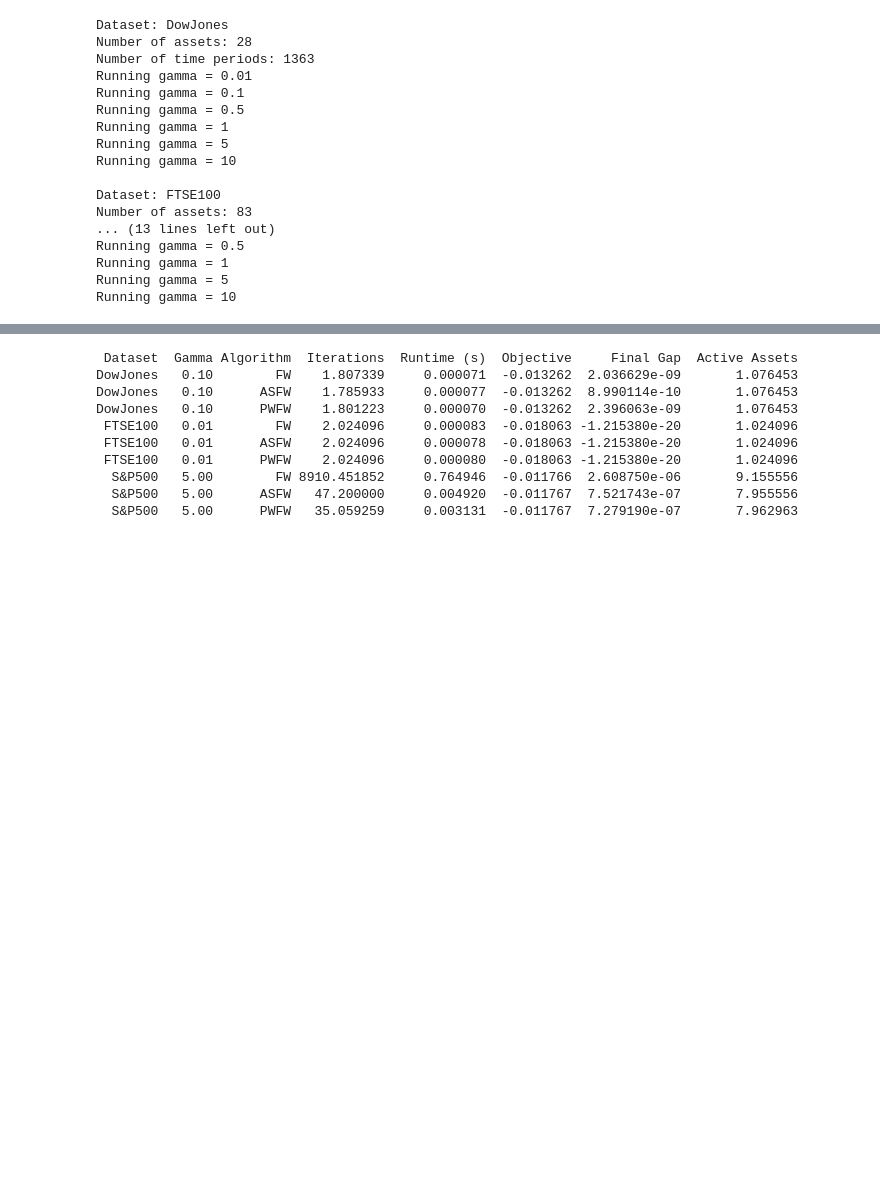
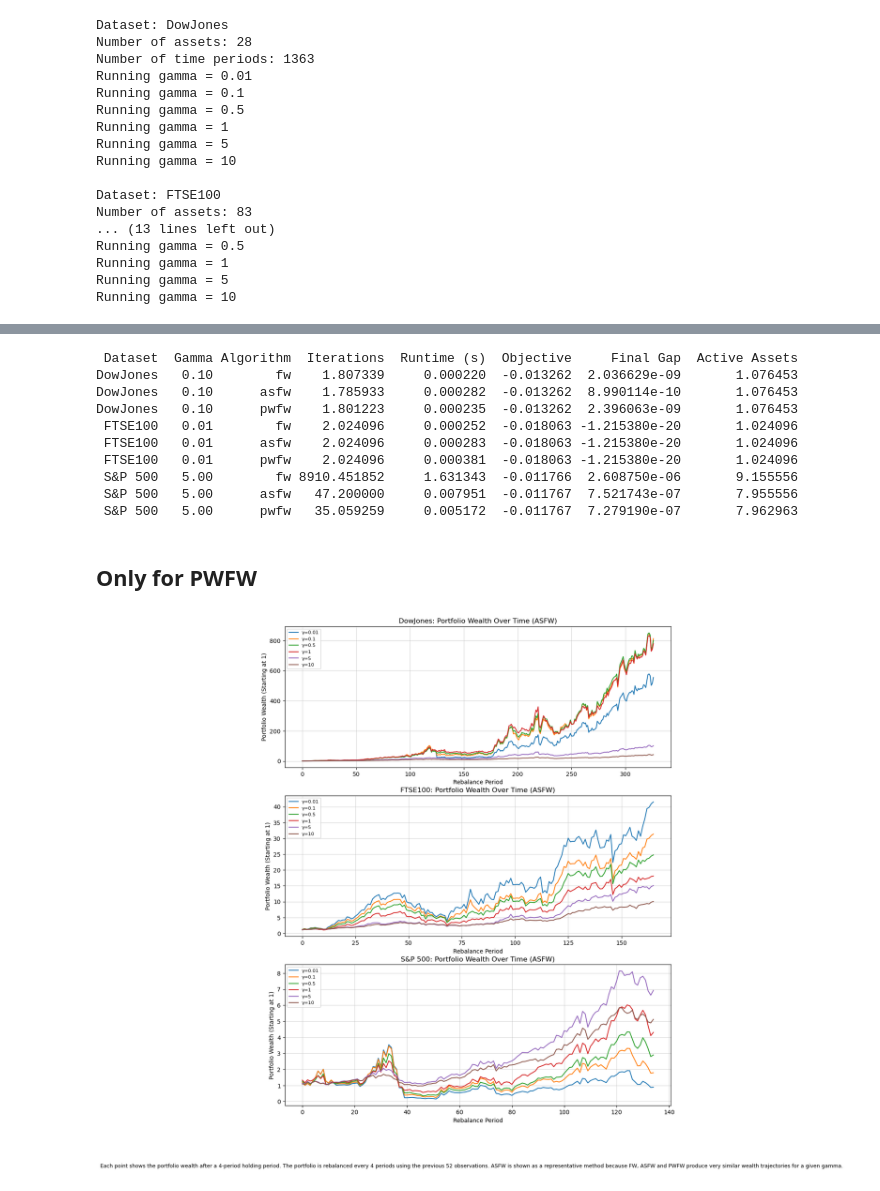
Before and after one commit to therealgardens/Optimization_for_Data_Science-Portfolio_optimization_using_FW_method, a Jupyter notebook: Main_file.ipynb, the cells around one changed output, grey strips where cells are left out. Saved outputs shown, nothing was run; the diff lists cells and outputs as text; code cells hidden in the pictures; blank space fills up the shorter version.

```diff
--- a/Main_file.ipynb
+++ b/Main_file.ipynb
@@ -670,10 +750,10 @@ Best Overall Result per Dataset:
 selected_gammas = {
     'DowJones': 0.10,
     'FTSE100': 0.01,
-    'S&P500': 5.00
+    'S&P 500': 5.00
 }
 
-methods = ("FW", "ASFW", "PWFW")
+methods = ("fw", "asfw", "pwfw")
 
 summary = []
 
@@ -687,14 +767,14 @@ for name, path in dataset_paths.items():
 
     model = PortfolioOptimisation_rolling(
         data=data,
-        window_size=52,
+        wind_size=52,
         gamma=selected_gammas[name]
     )
 
     backtest = model.rolling_backtest(
         max_iter=10000,
         tol=1e-6,
-        forecast_horizon=4,
+        f_horizon=4,
         methods=methods
     )
 
@@ -706,11 +786,11 @@ for name, path in dataset_paths.items():
             'Dataset': name,
             'Gamma': selected_gammas[name],
             'Algorithm': method,
-            'Iterations': df['iterations'].mean(),
-            'Runtime (s)': df['runtime'].mean(),
-            'Objective': df['objective'].mean(),
-            'Final Gap': df['final_gap'].mean(),
-            'Active Assets': df['active_assets'].mean()
+            'Iterations': df['iter'].mean(),
+            'Runtime (s)': df['time'].mean(),
+            'Objective': df['obj'].mean(),
+            'Final Gap': df['gap'].mean(),
+            'Active Assets': df['active'].mean()
         })
 
 summary_df = pd.DataFrame(summary)
@@ -718,12 +798,54 @@ summary_df = pd.DataFrame(summary)
 print(summary_df.to_string(index=False))
 # %% [output]
  Dataset  Gamma Algorithm  Iterations  Runtime (s)  Objective     Final Gap  Active Assets
-DowJones   0.10        FW    1.807339     0.000071  -0.013262  2.036629e-09       1.076453
-DowJones   0.10      ASFW    1.785933     0.000077  -0.013262  8.990114e-10       1.076453
-DowJones   0.10      PWFW    1.801223     0.000070  -0.013262  2.396063e-09       1.076453
- FTSE100   0.01        FW    2.024096     0.000083  -0.018063 -1.215380e-20       1.024096
- FTSE100   0.01      ASFW    2.024096     0.000078  -0.018063 -1.215380e-20       1.024096
- FTSE100   0.01      PWFW    2.024096     0.000080  -0.018063 -1.215380e-20       1.024096
-  S&P500   5.00        FW 8910.451852     0.764946  -0.011766  2.608750e-06       9.155556
-  S&P500   5.00      ASFW   47.200000     0.004920  -0.011767  7.521743e-07       7.955556
-  S&P500   5.00      PWFW   35.059259     0.003131  -0.011767  7.279190e-07       7.962963
+DowJones   0.10        fw    1.807339     0.000220  -0.013262  2.036629e-09       1.076453
+DowJones   0.10      asfw    1.785933     0.000282  -0.013262  8.990114e-10       1.076453
+DowJones   0.10      pwfw    1.801223     0.000235  -0.013262  2.396063e-09       1.076453
+ FTSE100   0.01        fw    2.024096     0.000252  -0.018063 -1.215380e-20       1.024096
+ FTSE100   0.01      asfw    2.024096     0.000283  -0.018063 -1.215380e-20       1.024096
+ FTSE100   0.01      pwfw    2.024096     0.000381  -0.018063 -1.215380e-20       1.024096
+ S&P 500   5.00        fw 8910.451852     1.631343  -0.011766  2.608750e-06       9.155556
+ S&P 500   5.00      asfw   47.200000     0.007951  -0.011767  7.521743e-07       7.955556
+ S&P 500   5.00      pwfw   35.059259     0.005172  -0.011767  7.279190e-07       7.962963
+# %% [markdown]
+## Only for PWFW
+# %%
+fig, axes = plt.subplots(3, 1, figsize=(12, 15))
+plot_method = "pwfw"
+
+for ax, (dataset_name, dataset_results) in zip(axes, all_results.items()):
+    for gamma in gammas:
+        df = dataset_results[gamma]
+        method_df = df[
+            (df["method"] == plot_method) &
+            (df["f_horizon"] == 4)
+        ].copy()
+
+        method_df = method_df.sort_values("rebalance_period")
+
+        ax.plot(
+            method_df["rebalance_period"],
+            method_df["budget"],
+            label=f"γ={gamma}"
+        )
+
+    ax.set_title(f"{dataset_name}: Portfolio Wealth Over Time (ASFW)")
+    ax.set_xlabel("Rebalance Period")
+    ax.set_ylabel("Portfolio Wealth (Starting at 1)")
+    ax.grid(True, alpha=0.5)
+    ax.legend(fontsize=8, loc="upper left")
+
+fig.text(
+    0.5,
+    0.01,
+    "Each point shows the portfolio wealth after a 4-period holding period. "
+    "The portfolio is rebalanced every 4 periods using the previous 52 observations. "
+    "ASFW is shown as a representative method because FW, ASFW and PWFW produce "
+    "very similar wealth trajectories for a given gamma.",
+    ha="center",
+    fontsize=9
+)
+
+plt.show()
+# %% [output]
+[figure, added]
```
Also changed, not shown: parts of 24 cells of this notebook, 1 other file.
